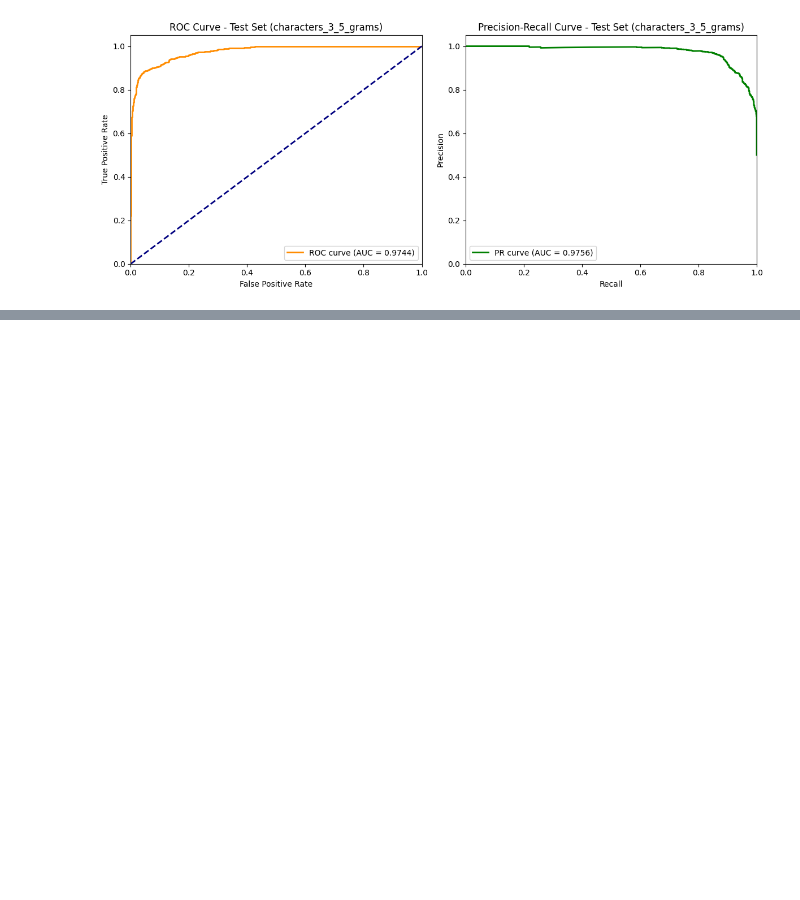
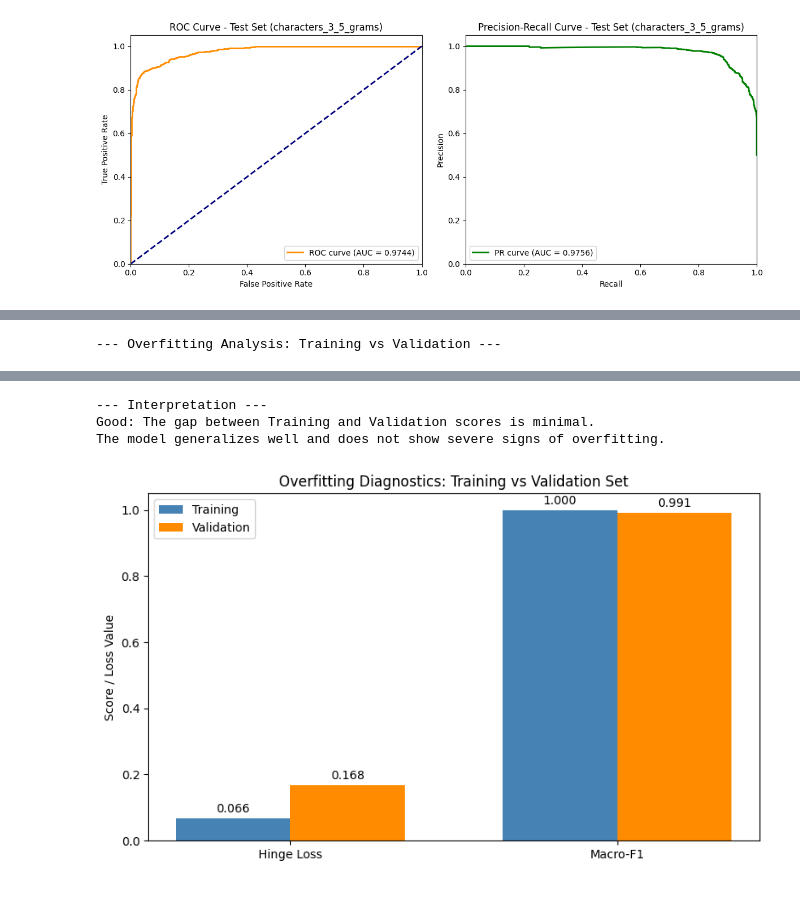
Before and after one commit to ecalabrese17/Italian-AI-Text-Detector, a Jupyter notebook: 02_classification/task1.ipynb, the cells around one changed output, grey strips where cells are left out. Cells and saved outputs as stored; diff of their text form; code cells hidden in the pictures; blank space fills up the shorter version.

```diff
--- a/02_classification/task1.ipynb
+++ b/02_classification/task1.ipynb
@@ -241,0 +247,76 @@ plt.show()
+# %%
+print("\n--- Overfitting Analysis: Training vs Validation ---")
+
+# Extract the decision function scores
+# Extract the decision function scores using the specific text column
+dec_train = best_pipeline.decision_function(df_train[best_column])
+dec_val = best_pipeline.decision_function(df_val[best_column])
+
+# Hinge loss requires numeric targets {-1, 1}
+# The classes are dynamically mapped based on the pipeline's detected classes
+positive_class = best_pipeline.classes_[1]
+y_train_num = np.where(y_train == positive_class, 1, -1)
+y_val_num = np.where(y_val == positive_class, 1, -1)
+
+# Calculate Hinge Loss
+loss_train = hinge_loss(y_train_num, dec_train)
+loss_val = hinge_loss(y_val_num, dec_val)
+
+# Calculate Macro-F1 Score
+f1_train = f1_score(y_train, pred_train, average='macro')
+f1_val = f1_score(y_val, pred_val, average='macro')
+
+# Calculate the gap between sets
+loss_gap = loss_val - loss_train
+f1_gap = f1_train - f1_val
+
+# Structure the results in a DataFrame for clean visualization
+overfitting_data = [
+    {"Metric": "Hinge Loss (Lower is better)", "Training": loss_train, "Validation": loss_val, "Gap (Val - Train)": loss_gap},
+    {"Metric": "Macro-F1 (Higher is better)", "Training": f1_train, "Validation": f1_val, "Gap (Train - Val)": f1_gap}
+]
+
+df_overfitting = pd.DataFrame(overfitting_data)
+
+# Round numeric columns for better readability
+df_overfitting = df_overfitting.round(4)
+
+# Display the formatted table
+display(df_overfitting)
+
+# Provide an automated interpretation based on the F1 Gap
+print("\n--- Interpretation ---")
+if f1_gap > 0.15:
+    print("Warning: A significant gap between Training and Validation scores is detected (F1 Gap > 0.15).")
+    print("This suggests the model might be overfitting the training data.")
+elif f1_gap < -0.05:
+    print("Notice: Validation score is notably higher than Training score. Check data distribution.")
+else:
+    print("Good: The gap between Training and Validation scores is minimal.")
+    print("The model generalizes well and does not show severe signs of overfitting.\n")
+
+# Graphical Visualization (Bar Chart)
+metrics = ['Hinge Loss\n', 'Macro-F1\n']
+train_scores = [loss_train, f1_train]
+val_scores = [loss_val, f1_val]
+
+x = np.arange(len(metrics))
+width = 0.35
+
+fig, ax = plt.subplots(figsize=(8, 5))
+rects1 = ax.bar(x - width/2, train_scores, width, label='Training', color='steelblue')
+rects2 = ax.bar(x + width/2, val_scores, width, label='Validation', color='darkorange')
+
+ax.set_ylabel('Score / Loss Value')
+ax.set_title('Overfitting Diagnostics: Training vs Validation Set')
+ax.set_xticks(x)
+ax.set_xticklabels(metrics)
+ax.legend()
+
+ax.bar_label(rects1, padding=3, fmt='%.3f')
+ax.bar_label(rects2, padding=3, fmt='%.3f')
+
+plt.tight_layout()
+plt.show()
+# %% [output]
+--- Overfitting Analysis: Training vs Validation ---
@@ -241,0 +326,4 @@ plt.show()
+--- Interpretation ---
+Good: The gap between Training and Validation scores is minimal.
+The model generalizes well and does not show severe signs of overfitting.
+[figure, added]
```
Also changed, not shown: parts of 3 cells of this notebook, 4 other files.
